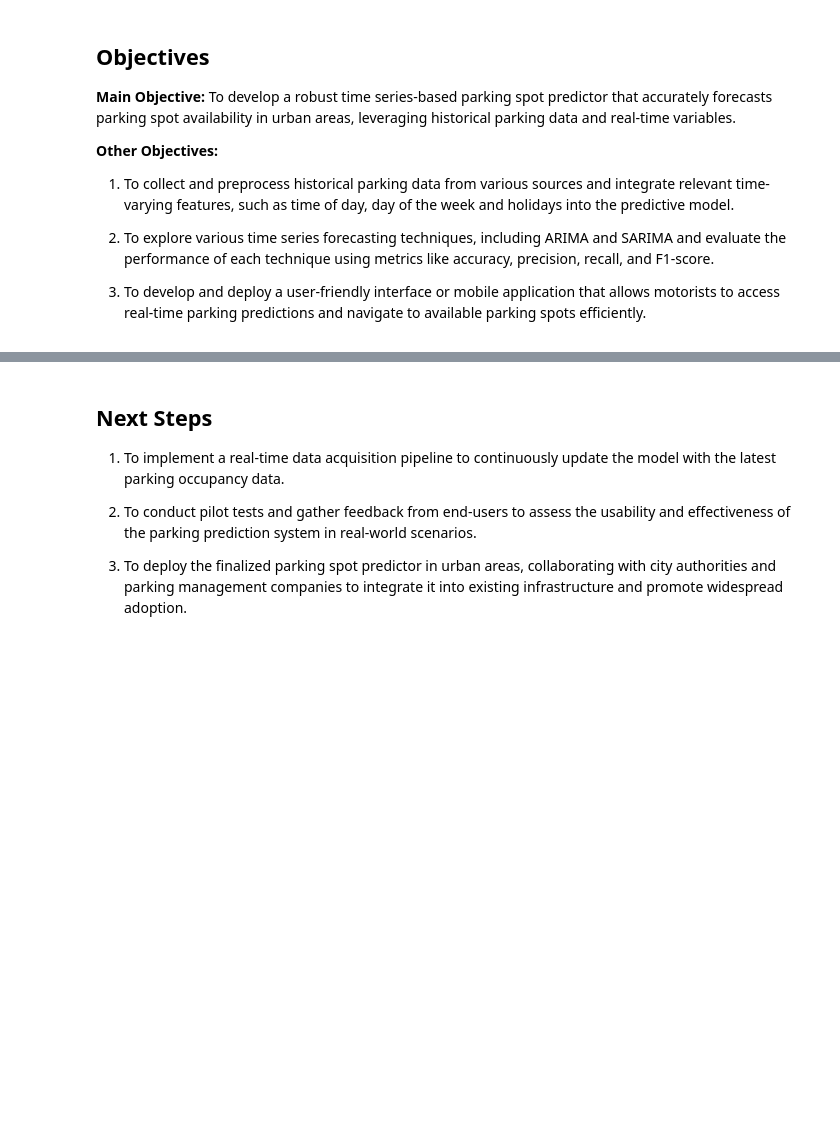
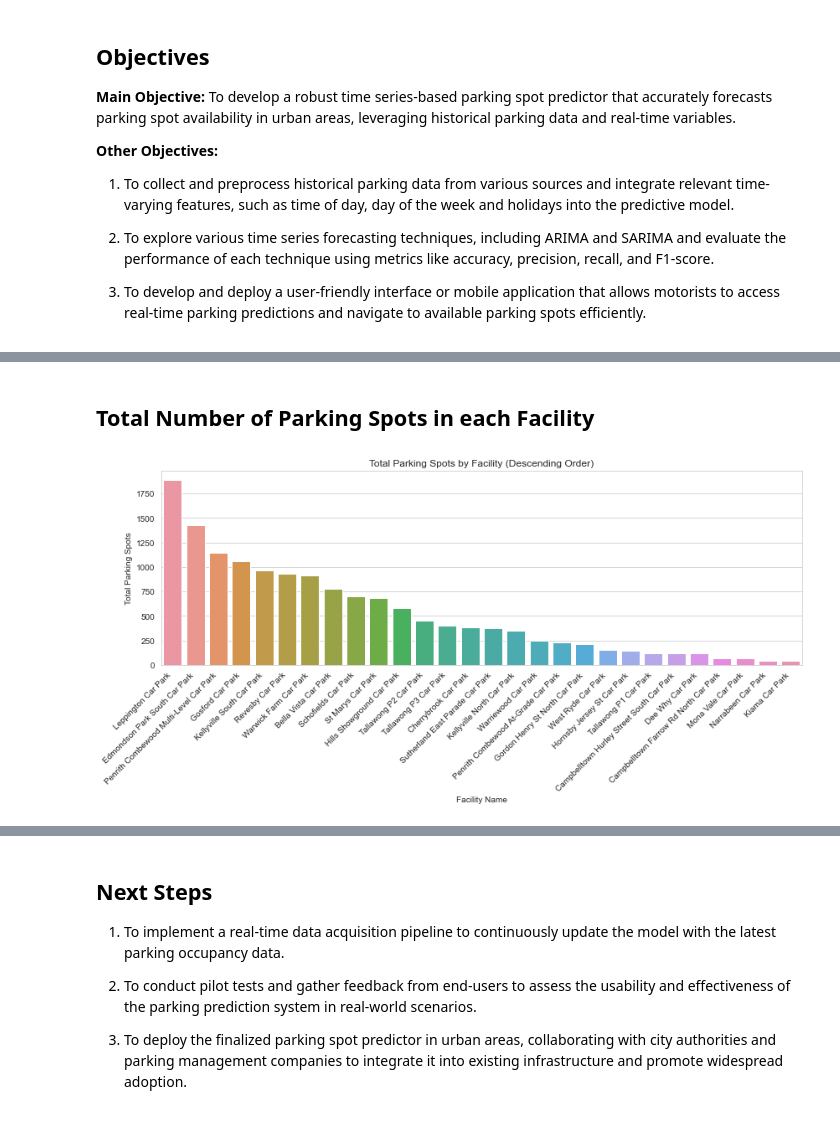
Before and after one commit to M13Mwongo/parking-spot-predictor, a Jupyter notebook: ogutu.ipynb, the cells around one changed output, grey strips where cells are left out. Saved outputs shown, nothing was run; the diff lists cells and outputs as text; code cells hidden in the pictures; blank space fills up the shorter version.

```diff
--- a/ogutu.ipynb
+++ b/ogutu.ipynb
@@ -230,0 +235,14 @@ def get_carpark_history(facility, dates_array):
+# %%
+import pandas as pd
+
+final_df = pd.read_csv("df.csv")
+# %%
+# Assuming 'date' column is in the format 'YYYY-MM-DD'
+# Convert 'date' column to datetime object
+final_df['date'] = pd.to_datetime(final_df['date'])
+
+# Extract month name from the 'date' column and assign it to a new 'month' column
+final_df['month'] = final_df['date'].dt.strftime('%B')
+
+# Display the DataFrame with the new 'month' column
+final_df
@@ -230,0 +263,23 @@ def get_carpark_history(facility, dates_array):
+# %% [markdown]
+## __Total Number of Parking Spots in each Facility__
+# %%
+import seaborn as sns
+import matplotlib.pyplot as plt
+
+# Group by facility name and sum the total parking spots
+facility_parking_spots = final_df.groupby('facility_name')['total_parking_spots'].first().reset_index()
+
+# Sort the DataFrame by total parking spots in descending order
+facility_parking_spots = facility_parking_spots.sort_values(by='total_parking_spots', ascending=False)
+
+# Create a bar plot
+plt.figure(figsize=(12, 6))
+sns.barplot(x='facility_name', y='total_parking_spots', data=facility_parking_spots)
+plt.xticks(rotation=45, ha='right')
+plt.xlabel('Facility Name')
+plt.ylabel('Total Parking Spots')
+plt.title('Total Parking Spots by Facility (Descending Order)')
+plt.tight_layout()
+plt.show()
+# %% [output]
+[figure, added]
```
Also changed, not shown: parts of 9 cells of this notebook, 5 other files.
